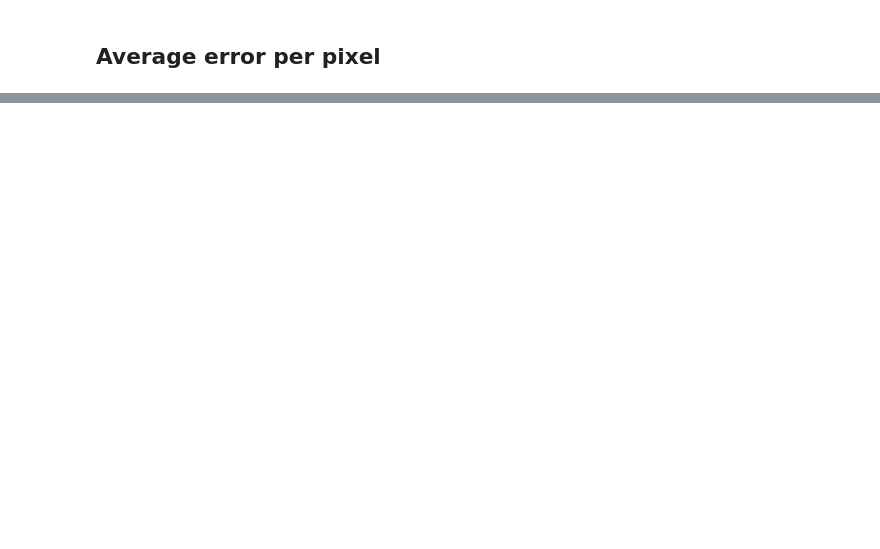
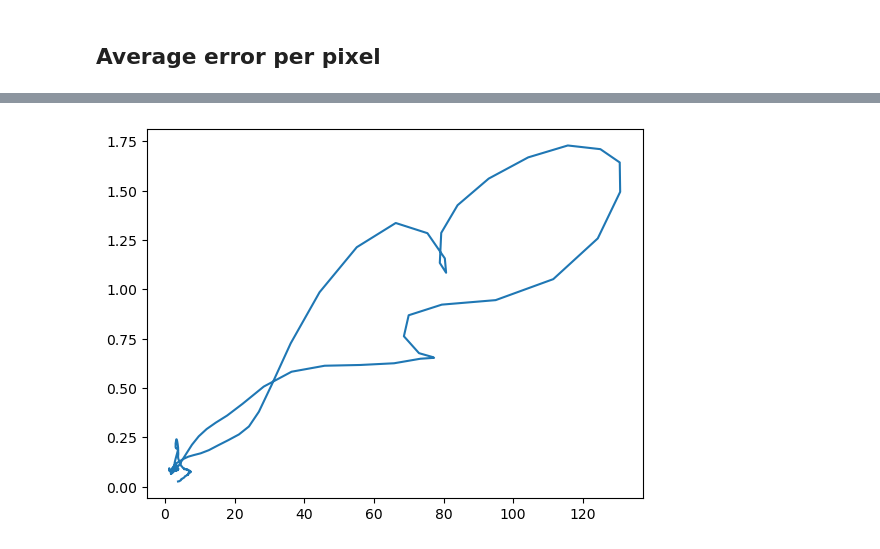
Before and after one commit to sanhitamj/ecg_unravel, a Jupyter notebook: notebooks/error_norm.ipynb, the cells around one changed output, grey strips where cells are left out. Saved outputs shown, nothing was run; the diff lists cells and outputs as text; code cells hidden in the pictures; blank space fills up the shorter version.

```diff
--- a/notebooks/error_norm.ipynb
+++ b/notebooks/error_norm.ipynb
@@ -342,0 +430,12 @@ plt.show()
+# %%
+df_sp = df.groupby(
+    'start_pixel'
+)[['replace_area', 'abs_error']].mean().reset_index()
+
+plt.plot(
+    df_sp['replace_area'],
+    df_sp['abs_error']
+)
+plt.show()
+# %% [output]
+[figure, added]
```
Also changed, not shown: parts of 23 cells of this notebook.
